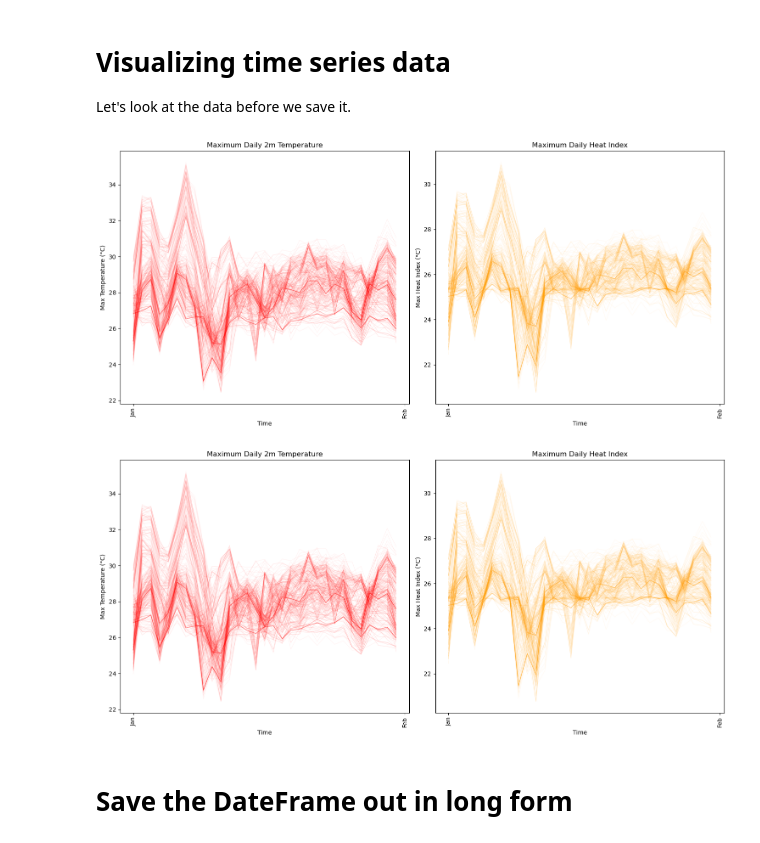
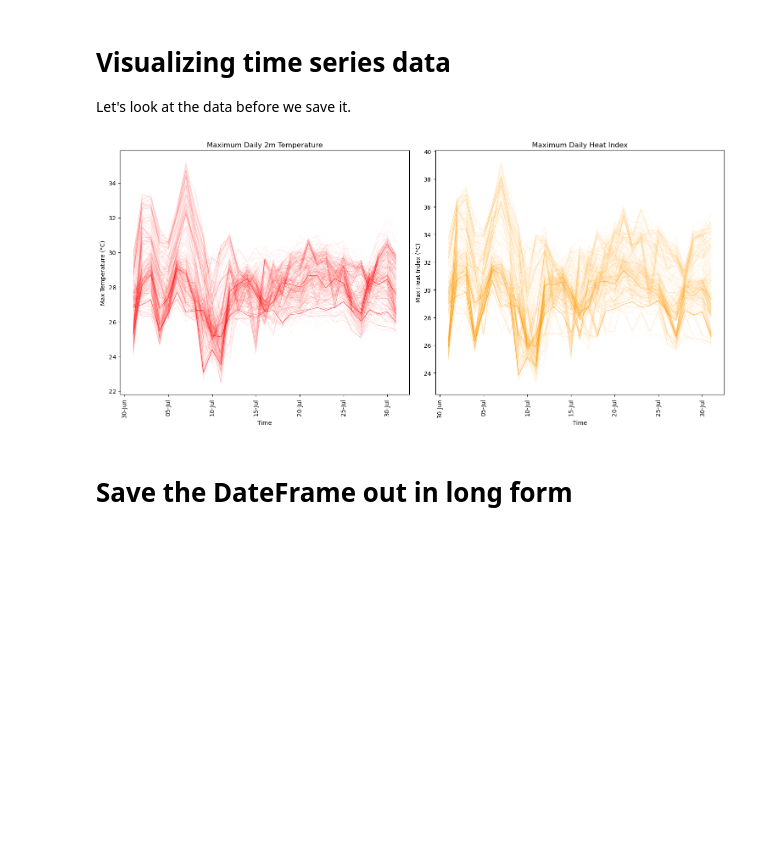
Before and after one commit to cascadet/ERA5Extract, a Jupyter notebook: pointextract_netcdf.ipynb, the cells around one changed output. Drawn from its saved outputs; the diff is of its cells as text; code cells hidden in the pictures; blank space fills up the shorter version.

```diff
--- a/pointextract_netcdf.ipynb
+++ b/pointextract_netcdf.ipynb
@@ -155,7 +149,3 @@ df_temp
 df_temp.reset_index(inplace=True)
 
 df_temp['valid_time'] = pd.to_datetime(df_temp['valid_time'])
-
-# Format the time column to your desired format
-df_temp['valid_time'] = df_temp['valid_time'].dt.strftime('%Y-%m-%d')
-df_temp
@@ -188,0 +152,4 @@ df_temp
+# %%
+# drop Nan rows for plotting
+df_plot = df_temp.dropna()
+df_plot
@@ -190,15 +171,14 @@ df_temp
 # Visualizing time series data
 Let's look at the data before we save it.
 # %%
-import matplotlib.pyplot as plt
-import matplotlib.dates as mdates
-
 # Define subplots with smaller size
 fig, axs = plt.subplots(1, 2, figsize=(15, 7))  # 1 row, 2 columns
 
+# group the data by cluster id
+grouped_data = df_plot.groupby('cluster_id')
+grouped_data
+
 # Plot 1: Mean 2m Air Temperature Over Time
-# Group the data by 'pcode'
-grouped_data = df_temp.groupby('cluster_id')
 
 # Plot each group separately with different colors
 for cluster_id, data in grouped_data:
@@ -206,49 +186,46 @@ for cluster_id, data in grouped_data:
 
 # Add labels and title
 axs[0].set_xlabel('Time')
 axs[0].set_ylabel('Max Temperature (°C)')
 axs[0].set_title('Maximum Daily 2m Temperature')
 
-# Format x-axis to display only the month
-axs[0].xaxis.set_major_formatter(mdates.DateFormatter('%b'))
+# Set formatter to month abbreviation (e.g., Jan, Feb)
+axs[0].xaxis.set_major_formatter(mdates.DateFormatter('%d-%b'))
 
-# Set locator to show ticks for each month
-axs[0].xaxis.set_major_locator(mdates.MonthLocator())
+# Set locator to every 5 days
+axs[0].xaxis.set_major_locator(mdates.DayLocator(interval=5))
 
-# Rotate x-axis labels by 90 degrees
+# Rotate labels
 axs[0].tick_params(axis='x', rotation=90)
 
 # Plot 2: Max Daily Temperature Over Time
 # Plot each group separately with different colors
 for pcode, data in grouped_data:
-    axs[1].plot(data['valid_time'], data['hi'], linewidth=0.8, alpha = 0.05, color = 'orange')
+    axs[1].plot(data['valid_time'], data['himax'], linewidth=0.8, alpha = 0.05, color = 'orange')
 
 # Add labels and title
 axs[1].set_xlabel('Time')
 axs[1].set_ylabel('Max Heat Index (°C)')
 axs[1].set_title('Maximum Daily Heat Index')
 
-# Format x-axis to display only the month
-axs[1].xaxis.set_major_formatter(mdates.DateFormatter('%b'))
+# Set formatter to month abbreviation (e.g., Jan, Feb)
+axs[1].xaxis.set_major_formatter(mdates.DateFormatter('%d-%b'))
 
-# Set locator to show ticks for each month
-axs[1].xaxis.set_major_locator(mdates.MonthLocator())
+# Set locator to every 5 days
+axs[1].xaxis.set_major_locator(mdates.DayLocator(interval=5))
 
-# Rotate x-axis labels by 90 degrees
+# Rotate labels
 axs[1].tick_params(axis='x', rotation=90)
 
-# Create a single legend outside of the plots, to the far right and smaller with additional padding
-#handles, labels = axs[0].get_legend_handles_labels()
-#fig.legend(handles, labels, loc='upper right', title='pcode', fontsize='small', bbox_to_anchor=(1.1, 1), borderaxespad=0.)
+# set same
 
 # Adjust layout
 plt.tight_layout()
 
 # Show the plot
 plt.show()
 # %% [output]
-[figure, old version]
+[figure, new version]
-[figure, removed]
 # %% [markdown]
 # Save the DateFrame out in long form
 # %%
```
Also changed, not shown: parts of 12 cells of this notebook, 4 other files.
